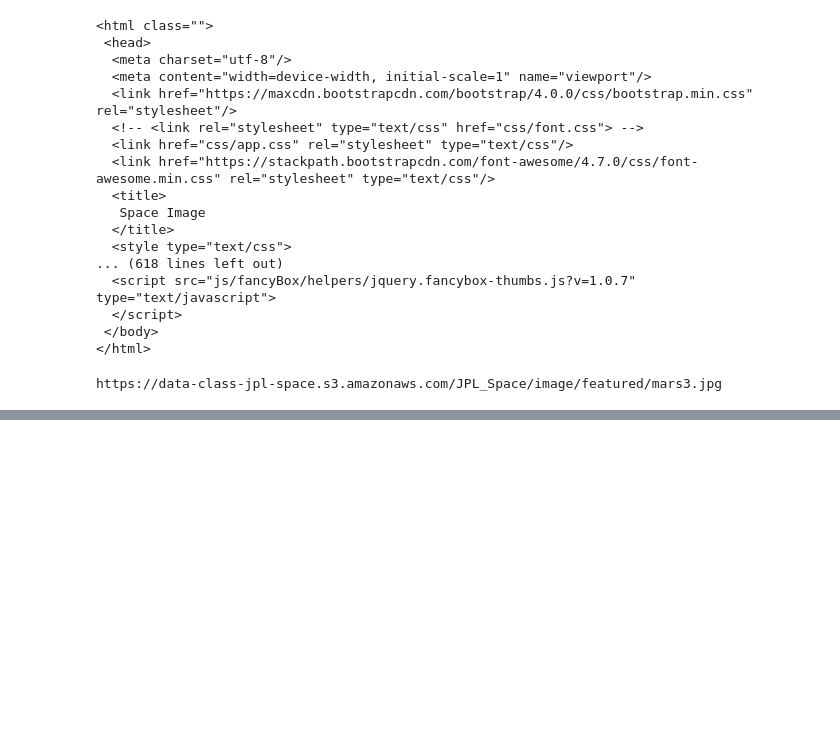
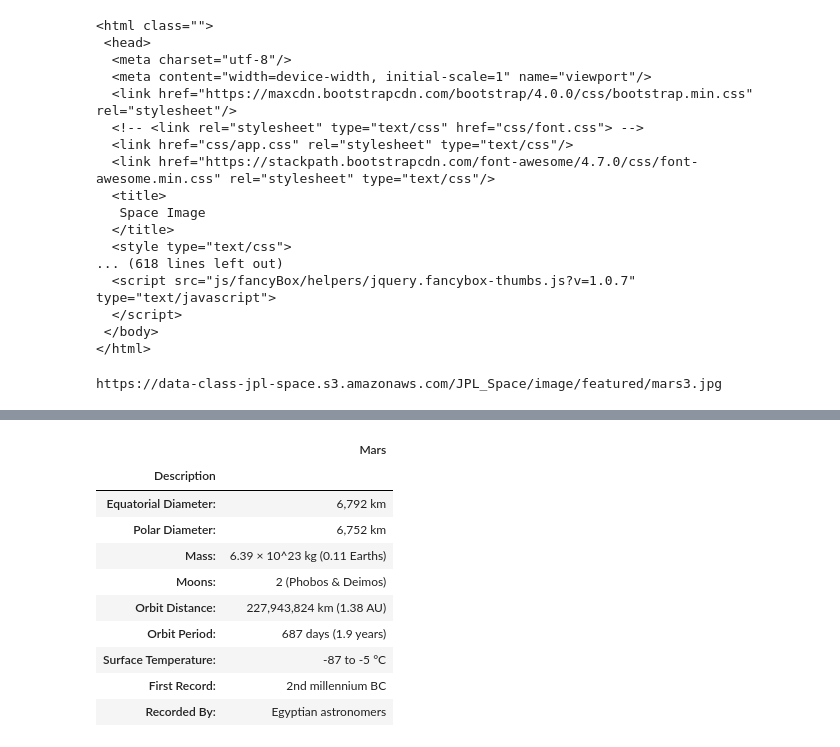
Before and after one commit to cayelsie/Informative-Mars-website, a Jupyter notebook: Missions_to_Mars/mission_to_mars.ipynb, the cells around one changed output, grey strips where cells are left out. Drawn from its saved outputs; the diff is of its cells as text; code cells hidden in the pictures; blank space fills up the shorter version.

Commit message:
Mars facts successfully in df

```diff
--- a/Missions_to_Mars/mission_to_mars.ipynb
+++ b/Missions_to_Mars/mission_to_mars.ipynb
@@ -161,0 +164,7 @@ https://data-class-jpl-space.s3.amazonaws.com/JPL_Space/image/featured/mars3.jpg
+# %%
+#Set url for the Mars facts table
+mars_url = 'https://space-facts.com/mars/'
+
+# Use Panda's `read_html` to parse the url
+mars_tables = pd.read_html(mars_url)
+mars_tables
@@ -161,0 +189,22 @@ https://data-class-jpl-space.s3.amazonaws.com/JPL_Space/image/featured/mars3.jpg
+# %%
+#Get first table and set to a variable
+mars_df = mars_tables[0]
+
+#Set column names
+mars_df.columns = ['Description', 'Mars']
+
+#Reset index to
+mars_df.set_index('Description', inplace=True)
+mars_df
+# %% [output]
+|  | Mars |
+| Description |  |
+| Equatorial Diameter: | 6,792 km |
+| Polar Diameter: | 6,752 km |
+| Mass: | 6.39 × 10^23 kg (0.11 Earths) |
+| Moons: | 2 (Phobos & Deimos) |
+| Orbit Distance: | 227,943,824 km (1.38 AU) |
+| Orbit Period: | 687 days (1.9 years) |
+| Surface Temperature: | -87 to -5 °C |
+| First Record: | 2nd millennium BC |
+| Recorded By: | Egyptian astronomers |
```
Also changed, not shown: parts of 2 cells of this notebook.
